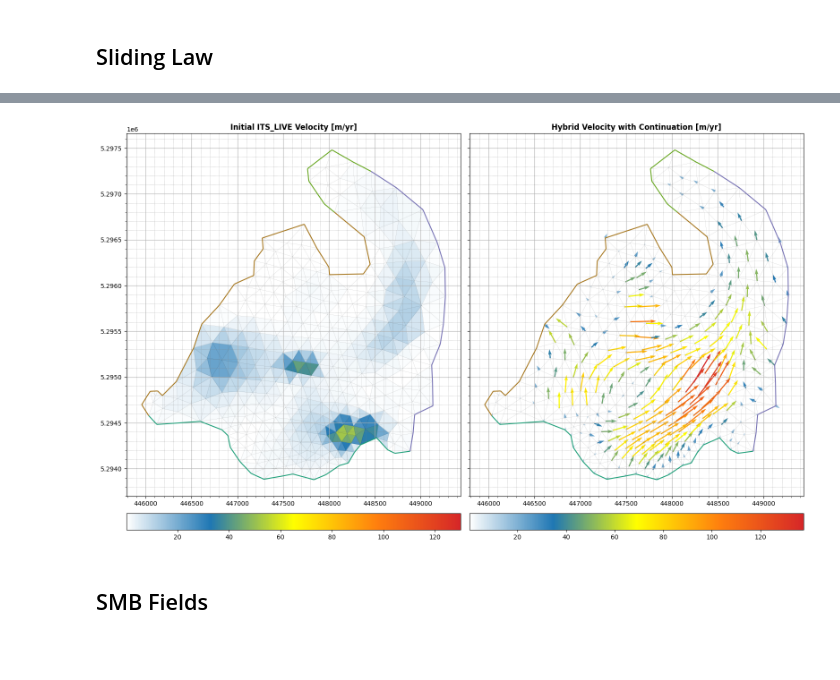
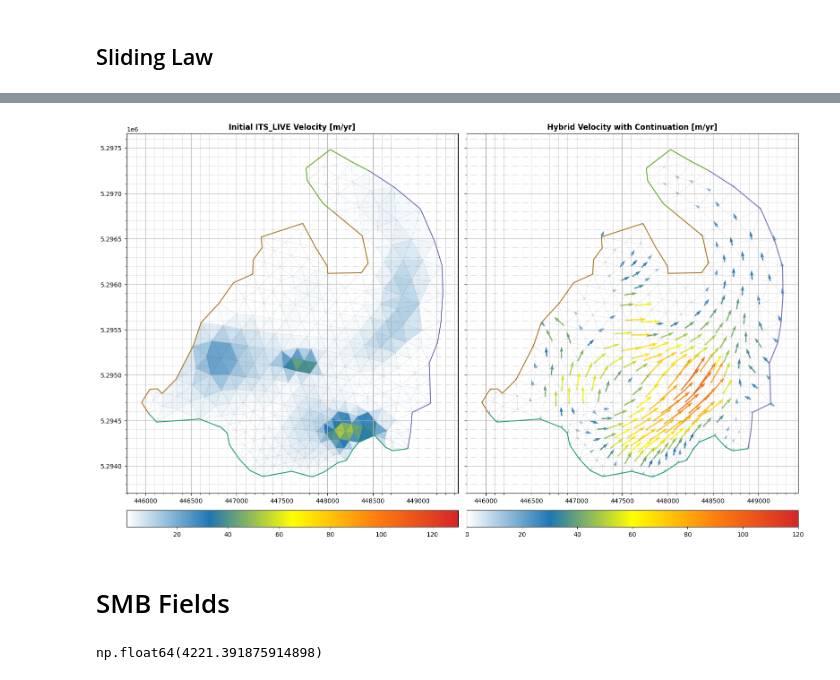
Before and after one commit to JonMaurer/Blue_glacier, a Jupyter notebook: sync/blue_glacier/code/liam_notebooks/blue_glacier.ipynb, the cells around one changed output, grey strips where cells are left out. Saved outputs shown, nothing was run; the diff lists cells and outputs as text; code cells hidden in the pictures; blank space fills up the shorter version.

```diff
--- a/sync/blue_glacier/code/liam_notebooks/blue_glacier.ipynb
+++ b/sync/blue_glacier/code/liam_notebooks/blue_glacier.ipynb
@@ -355,7 +357,7 @@ def fix_obs(field):
     return field_new
 
 
-λ = 8e3 #2e3 -> step by 2e3
+λ = 2e3 #2e3 -> step by 2e3
 # %%
 # Farinotti Model 1
 m1 = fix_obs(m1_obs[0, :, :])
@@ -533,7 +535,8 @@ b = b_c_far.copy(deepcopy = True)
 K = h * A / (n + 2)
 
 t = Constant(0.0)
-U_0 = Constant(10.0)
+U_num = 15.0
+U_0 = Constant(U_num)
 ΔU = Constant(0.0)
 
 U_c = U_0 + ΔU * firedrake.sin(2 * pi * t)# + ϕ) # Critical velocity -> 0 completely turns of long. stress (SIA-like) 100
@@ -647,34 +650,36 @@ colors = firedrake.tripcolor(v0,
 fig.colorbar(colors, fraction=0.046, pad=0.04, orientation = 'horizontal')
 firedrake.triplot(mesh, axes=axes[0], **kw)
 axes[0].set_title('Initial ITS_LIVE Velocity [m/yr]', fontweight = 'bold')
 axes[0].xaxis.set_minor_locator(AutoMinorLocator())
 axes[0].tick_params(which='both')
 axes[0].tick_params(which='major')
 axes[0].tick_params(which='minor')
 axes[0].yaxis.set_minor_locator(AutoMinorLocator())
 
 axes[0].grid()
 axes[0].grid(which='minor', linestyle=':', linewidth='0.5', color='gray')
 
 axes[1].set_aspect("equal")
+normZ = Normalize(vmin=0., vmax=120.)
 colors = firedrake.quiver(u_init,
                              cmap = cmap2,
-                             #vmax = 130,
+                             norm=normZ,
                              axes=axes[1])
 fig.colorbar(colors, fraction=0.046, pad=0.04, orientation = 'horizontal')
 firedrake.triplot(mesh, axes=axes[1], **kw)
 axes[1].set_title('Hybrid Velocity with Continuation [m/yr]', fontweight = 'bold')
 axes[1].xaxis.set_minor_locator(AutoMinorLocator())
 axes[1].tick_params(which='both')
 axes[1].tick_params(which='major')
 axes[1].tick_params(which='minor')
 axes[1].yaxis.set_minor_locator(AutoMinorLocator())
 
 axes[1].grid()
 axes[1].grid(which='minor', linestyle=':', linewidth='0.5', color='gray')
 
 fig.tight_layout()
+fig.savefig(fname='4-21-26_iteration_images/int_solve_U_0-'+str(U_num)+'_lamba-'+str(λ)+'.png')
 # %% [output]
-[figure, old version]
+[figure, new version]
 # %% [markdown]
-## SMB Fields
+# SMB Fields
@@ -760,19 +743,16 @@ expr2 = conditional( # Above ela
     expr3,                                          # false val
 )
 
-expr = conditional( # Below 0
-    debris_elev > s,
-    debris_melt,
-    expr2
-)
 
 def smb2(s):
-    return expr
+    return expr2
 
 # This is where we can switch between SMB types. Type 1 is the more classic icepack style of SMB while
 # type 2 is a multislope approach that accounts for debris cover.
 a = firedrake.Function(Q).interpolate(smb2(s))
 a.dat.data_ro.sum()
+# %% [output]
+np.float64(4221.391875914898)
 # %%
 fig, axes = plt.subplots(figsize = (8, 8), sharex = True, sharey = True)
 
```
Also changed, not shown: parts of 11 cells of this notebook, 20 other files.
